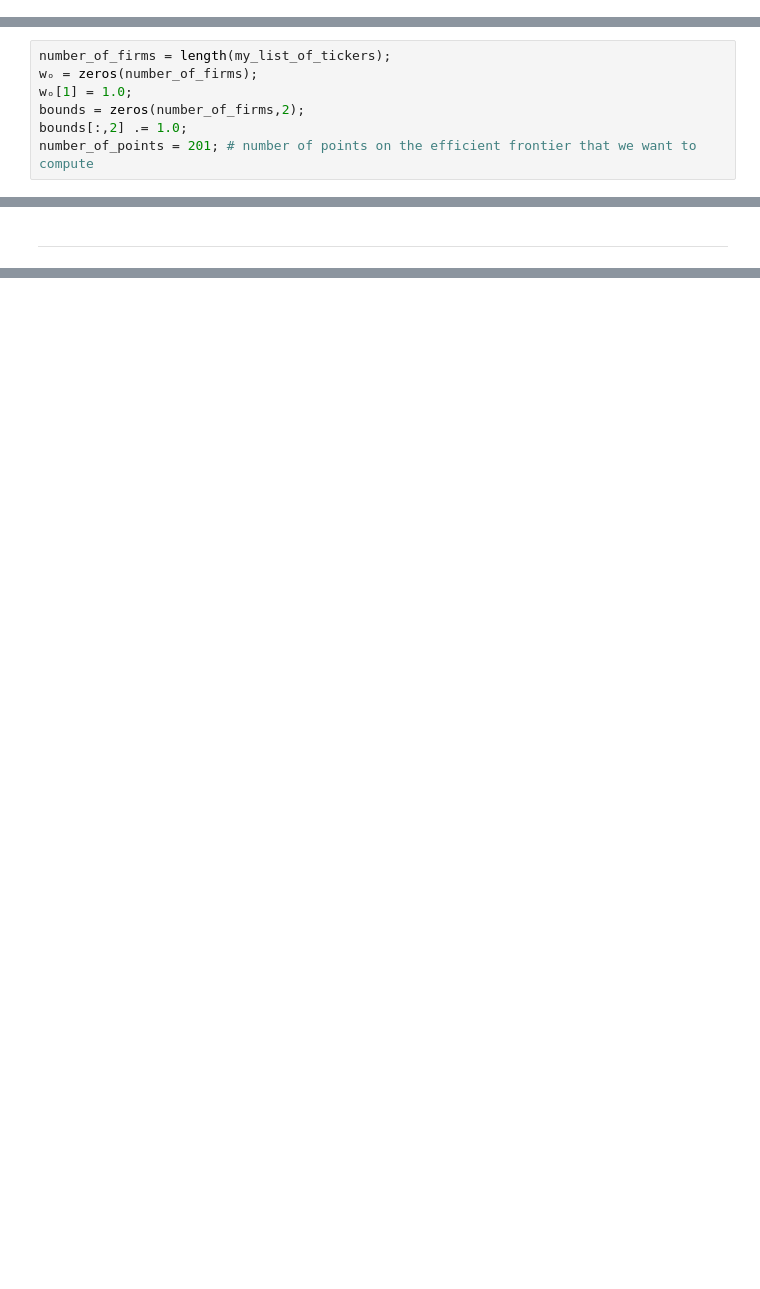
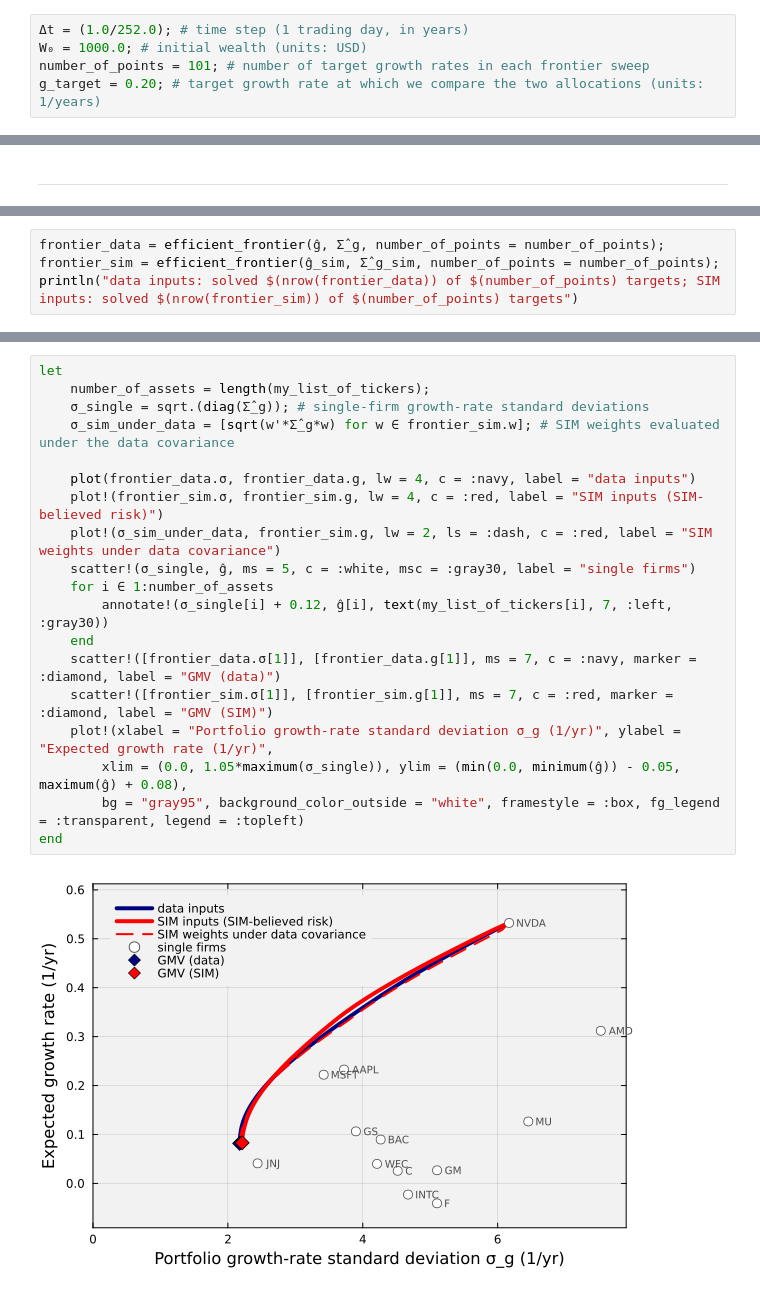
Before and after one commit to varnerlab/CHEME-5660-CourseRepository-Fall-2026, a Jupyter notebook: lectures/week-6/L6b/CHEME-5660-L6b-Example-SIM-MinVar-RA-Fall-2026.ipynb, the cells around one changed output, grey strips where cells are left out. Drawn from its saved outputs; the diff is of its cells as text; blank space fills up the shorter version.

```diff
--- a/lectures/week-6/L6b/CHEME-5660-L6b-Example-SIM-MinVar-RA-Fall-2026.ipynb
+++ b/lectures/week-6/L6b/CHEME-5660-L6b-Example-SIM-MinVar-RA-Fall-2026.ipynb
@@ -128,2 +80,7 @@ risk_free_rate = 0.0389; # hypothetical continuous compounded risk free rate (un
+# %%
+Δt = (1.0/252.0); # time step (1 trading day, in years)
+W₀ = 1000.0; # initial wealth (units: USD)
+number_of_points = 101; # number of target growth rates in each frontier sweep
+g_target = 0.20; # target growth rate at which we compare the two allocations (units: 1/years)
 # %% [markdown]
 ___
@@ -245,7 +91,0 @@ You'll need to pass the growth-rate covariance $\hat{\Sigma}_g$ and expected gro
-# %%
-number_of_firms = length(my_list_of_tickers);
-wₒ = zeros(number_of_firms);
-wₒ[1] = 1.0;
-bounds = zeros(number_of_firms,2);
-bounds[:,2] .= 1.0;
-number_of_points = 201; # number of points on the efficient frontier that we want to compute
@@ -601,0 +273,4 @@ ___
+# %%
+frontier_data = efficient_frontier(ĝ, Σ̂_g, number_of_points = number_of_points);
+frontier_sim = efficient_frontier(ĝ_sim, Σ̂_g_sim, number_of_points = number_of_points);
+println("data inputs: solved $(nrow(frontier_data)) of $(number_of_points) targets; SIM inputs: solved $(nrow(frontier_sim)) of $(number_of_points) targets")
@@ -601,0 +281,21 @@ ___
+# %%
+let
+    number_of_assets = length(my_list_of_tickers);
+    σ_single = sqrt.(diag(Σ̂_g)); # single-firm growth-rate standard deviations
+    σ_sim_under_data = [sqrt(w'*Σ̂_g*w) for w ∈ frontier_sim.w]; # SIM weights evaluated under the data covariance
+
+    plot(frontier_data.σ, frontier_data.g, lw = 4, c = :navy, label = "data inputs")
+    plot!(frontier_sim.σ, frontier_sim.g, lw = 4, c = :red, label = "SIM inputs (SIM-believed risk)")
+    plot!(σ_sim_under_data, frontier_sim.g, lw = 2, ls = :dash, c = :red, label = "SIM weights under data covariance")
+    scatter!(σ_single, ĝ, ms = 5, c = :white, msc = :gray30, label = "single firms")
+    for i ∈ 1:number_of_assets
+        annotate!(σ_single[i] + 0.12, ĝ[i], text(my_list_of_tickers[i], 7, :left, :gray30))
+    end
+    scatter!([frontier_data.σ[1]], [frontier_data.g[1]], ms = 7, c = :navy, marker = :diamond, label = "GMV (data)")
+    scatter!([frontier_sim.σ[1]], [frontier_sim.g[1]], ms = 7, c = :red, marker = :diamond, label = "GMV (SIM)")
+    plot!(xlabel = "Portfolio growth-rate standard deviation σ_g (1/yr)", ylabel = "Expected growth rate (1/yr)",
+        xlim = (0.0, 1.05*maximum(σ_single)), ylim = (min(0.0, minimum(ĝ)) - 0.05, maximum(ĝ) + 0.08),
+        bg = "gray95", background_color_outside = "white", framestyle = :box, fg_legend = :transparent, legend = :topleft)
+end
+# %% [output]
+[figure, added]
```
Also changed, not shown: parts of 101 cells of this notebook, 26 other files.
